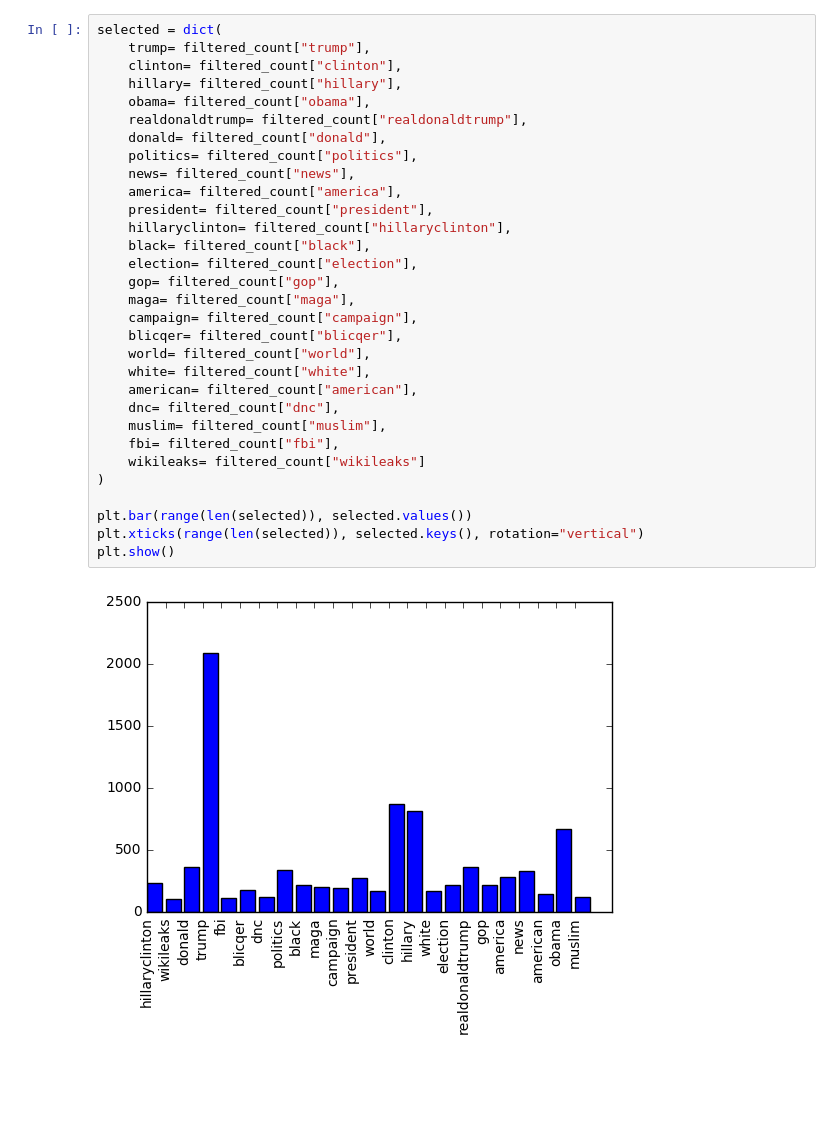
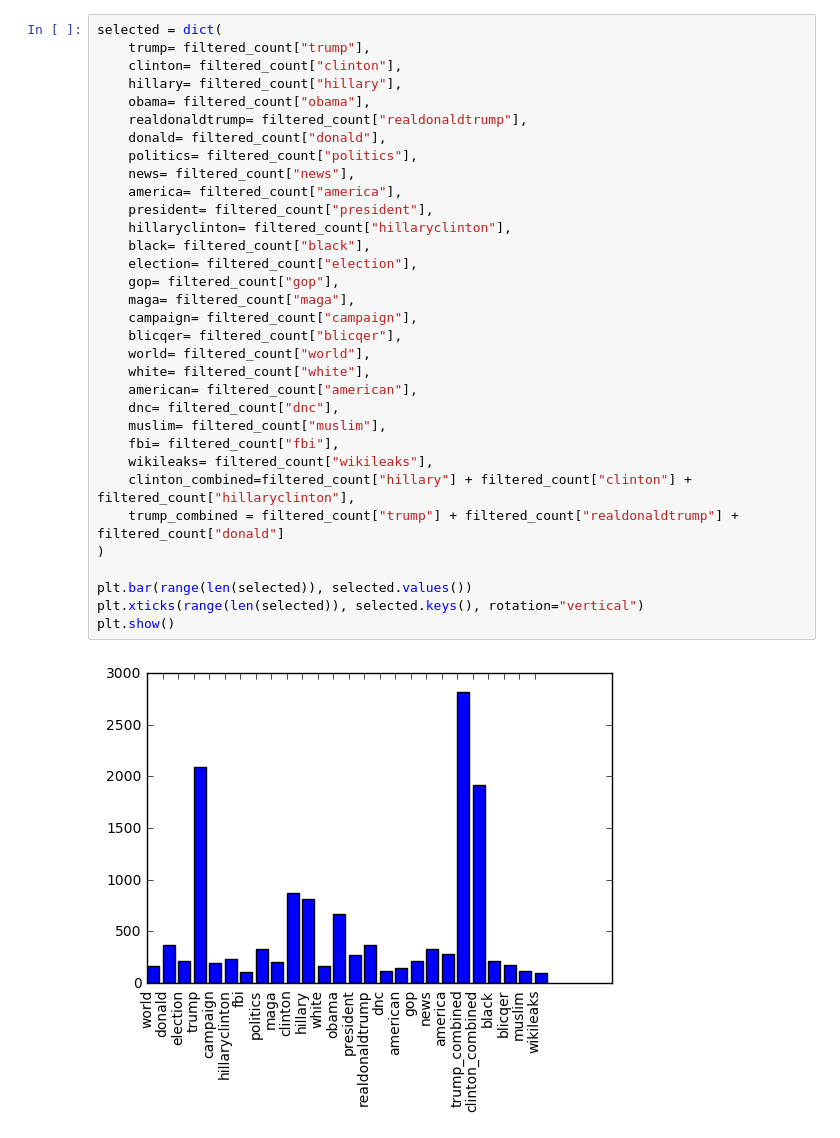
Before and after one commit to NumbersAndStuff/STAT689-Project, a Jupyter notebook: ProjectNotebook.ipynb, the cells around one changed output. Cells and saved outputs as stored; diff of their text form; blank space fills up the shorter version.

```diff
--- a/ProjectNotebook.ipynb
+++ b/ProjectNotebook.ipynb
@@ -71,32 +78,34 @@ may 100
 selected = dict(
     trump= filtered_count["trump"],
     clinton= filtered_count["clinton"],
     hillary= filtered_count["hillary"],
     obama= filtered_count["obama"],
     realdonaldtrump= filtered_count["realdonaldtrump"],
     donald= filtered_count["donald"],
     politics= filtered_count["politics"],
     news= filtered_count["news"],
     america= filtered_count["america"],
     president= filtered_count["president"],
     hillaryclinton= filtered_count["hillaryclinton"],
     black= filtered_count["black"],
     election= filtered_count["election"],
     gop= filtered_count["gop"],
     maga= filtered_count["maga"],
     campaign= filtered_count["campaign"],
     blicqer= filtered_count["blicqer"],
     world= filtered_count["world"],
     white= filtered_count["white"],
     american= filtered_count["american"],
     dnc= filtered_count["dnc"],
     muslim= filtered_count["muslim"],
     fbi= filtered_count["fbi"],
-    wikileaks= filtered_count["wikileaks"]
+    wikileaks= filtered_count["wikileaks"],
+    clinton_combined=filtered_count["hillary"] + filtered_count["clinton"] + filtered_count["hillaryclinton"],
+    trump_combined = filtered_count["trump"] + filtered_count["realdonaldtrump"] + filtered_count["donald"]
 )
 
 plt.bar(range(len(selected)), selected.values())
 plt.xticks(range(len(selected)), selected.keys(), rotation="vertical")
 plt.show()
 # %% [output]
-[figure, old version]
+[figure, new version]
```
Also changed, not shown: parts of 4 cells of this notebook.
